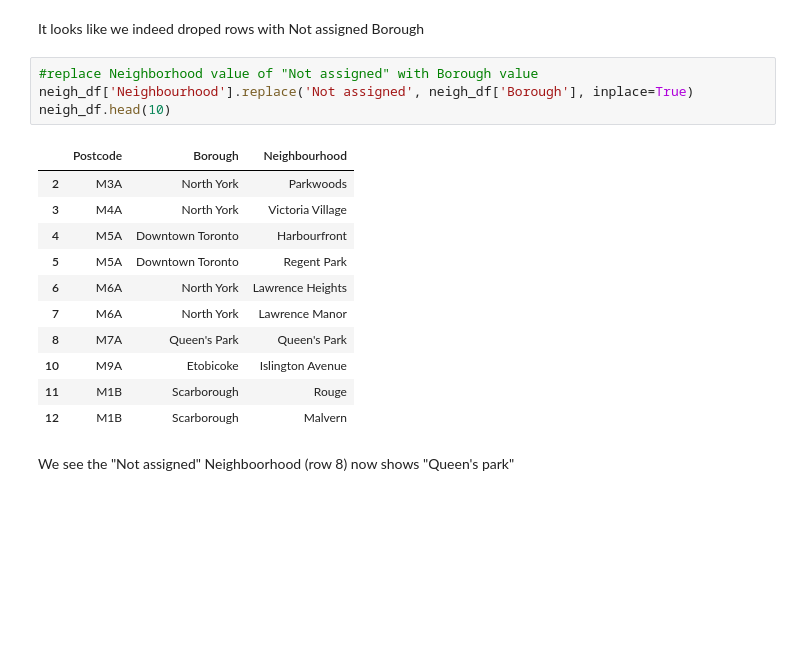
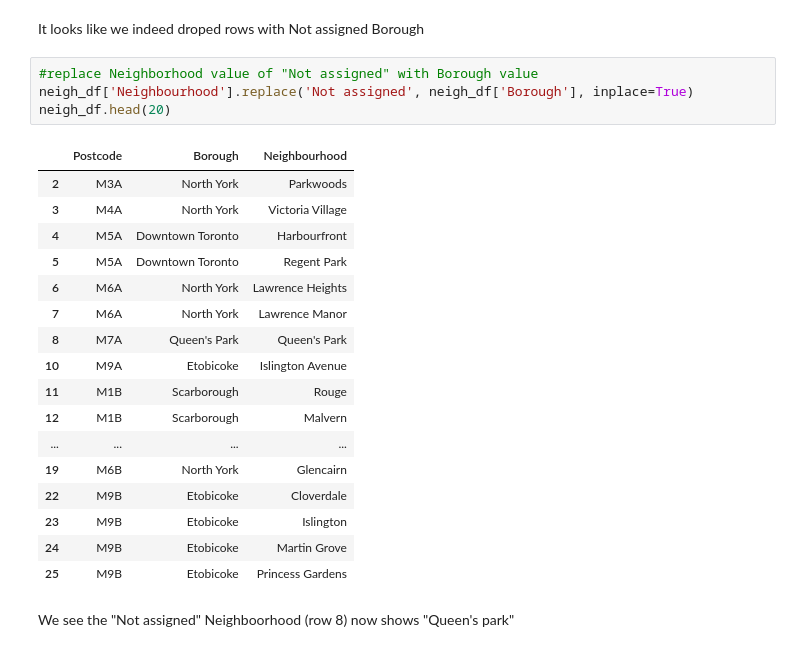
Before and after one commit to floimic/Neighboorhoods, a Jupyter notebook: Segment-Cluster-Toronto.ipynb, the cells around one changed output. Drawn from its saved outputs; the diff is of its cells as text; blank space fills up the shorter version.

```diff
--- a/Segment-Cluster-Toronto.ipynb
+++ b/Segment-Cluster-Toronto.ipynb
@@ -61,19 +63,25 @@ It looks like we indeed droped rows with Not assigned Borough
 # %%
 #replace Neighborhood value of "Not assigned" with Borough value
 neigh_df['Neighbourhood'].replace('Not assigned', neigh_df['Borough'], inplace=True)
-neigh_df.head(10)
+neigh_df.head(20)
 # %% [output]
 |  | Postcode | Borough | Neighbourhood |
 | 2 | M3A | North York | Parkwoods |
 | 3 | M4A | North York | Victoria Village |
 | 4 | M5A | Downtown Toronto | Harbourfront |
 | 5 | M5A | Downtown Toronto | Regent Park |
 | 6 | M6A | North York | Lawrence Heights |
 | 7 | M6A | North York | Lawrence Manor |
 | 8 | M7A | Queen's Park | Queen's Park |
 | 10 | M9A | Etobicoke | Islington Avenue |
 | 11 | M1B | Scarborough | Rouge |
 | 12 | M1B | Scarborough | Malvern |
+| ... | ... | ... | ... |
+| 19 | M6B | North York | Glencairn |
+| 22 | M9B | Etobicoke | Cloverdale |
+| 23 | M9B | Etobicoke | Islington |
+| 24 | M9B | Etobicoke | Martin Grove |
+| 25 | M9B | Etobicoke | Princess Gardens |
 # %% [markdown]
 We see the "Not assigned" Neighboorhood (row 8) now shows "Queen's park"
 # %%
```
Also changed, not shown: parts of 47 cells of this notebook.
